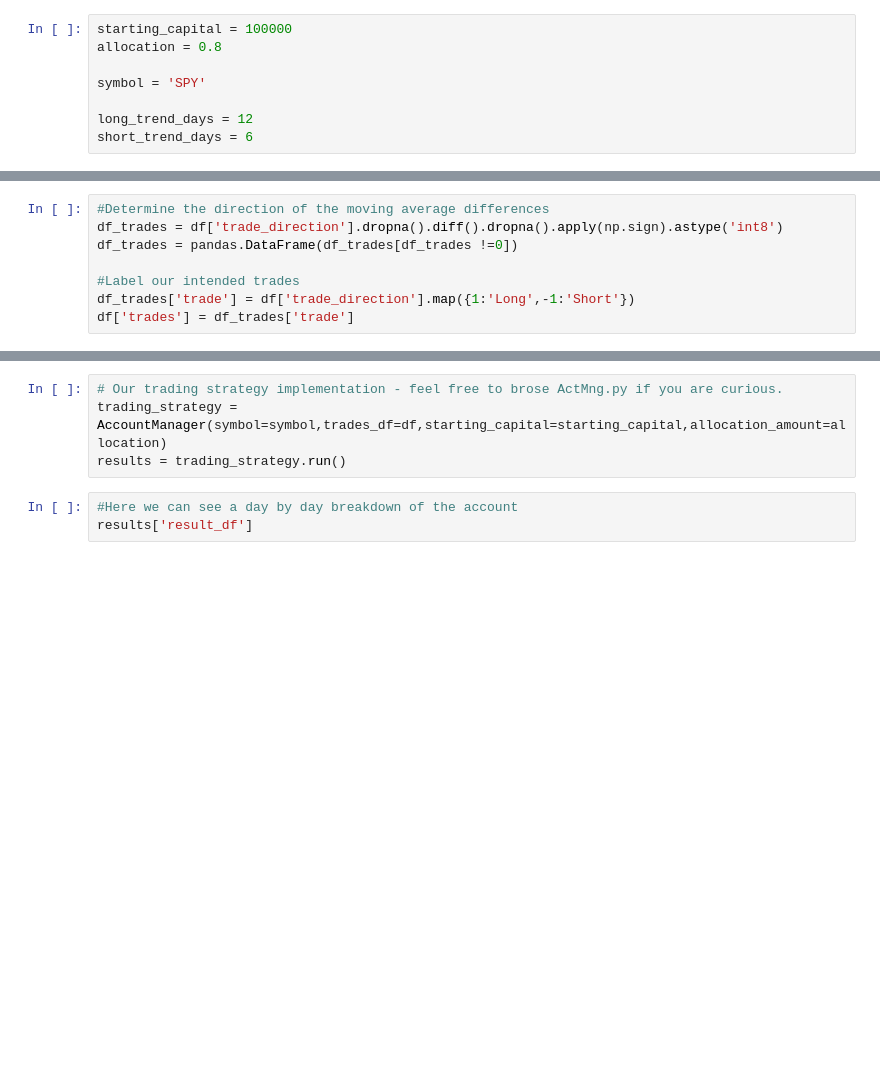
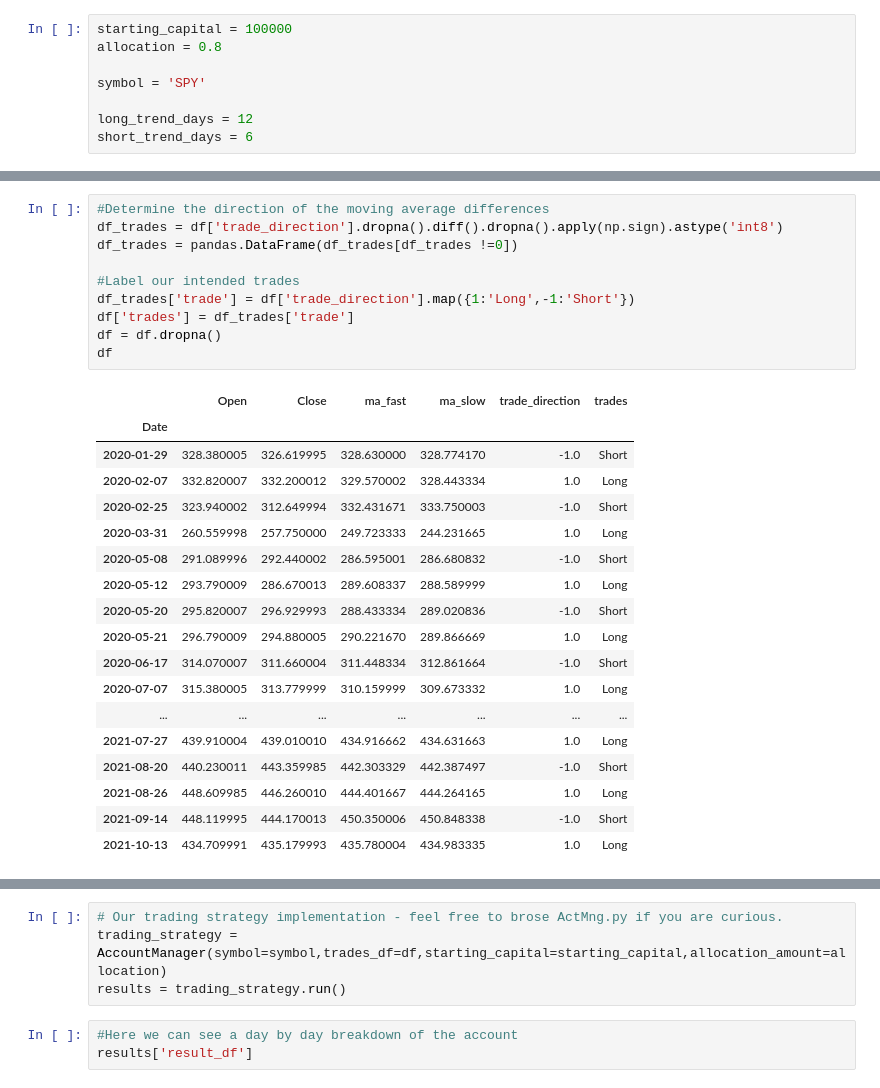
Before and after one commit to nada9900/W5C2, a Jupyter notebook: W5C2_template.ipynb, the cells around one changed output, grey strips where cells are left out. Saved outputs shown, nothing was run; the diff lists cells and outputs as text; blank space fills up the shorter version.

```diff
--- a/W5C2_template.ipynb
+++ b/W5C2_template.ipynb
@@ -45,11 +97,32 @@ df
 # %%
 #Determine the direction of the moving average differences
 df_trades = df['trade_direction'].dropna().diff().dropna().apply(np.sign).astype('int8')
 df_trades = pandas.DataFrame(df_trades[df_trades !=0])
 
 #Label our intended trades
 df_trades['trade'] = df['trade_direction'].map({1:'Long',-1:'Short'})
 df['trades'] = df_trades['trade']
+df = df.dropna()
+df
+# %% [output]
+|  | Open | Close | ma_fast | ma_slow | trade_direction | trades |
+| Date |  |  |  |  |  |  |
+| 2020-01-29 | 328.380005 | 326.619995 | 328.630000 | 328.774170 | -1.0 | Short |
+| 2020-02-07 | 332.820007 | 332.200012 | 329.570002 | 328.443334 | 1.0 | Long |
+| 2020-02-25 | 323.940002 | 312.649994 | 332.431671 | 333.750003 | -1.0 | Short |
+| 2020-03-31 | 260.559998 | 257.750000 | 249.723333 | 244.231665 | 1.0 | Long |
+| 2020-05-08 | 291.089996 | 292.440002 | 286.595001 | 286.680832 | -1.0 | Short |
+| 2020-05-12 | 293.790009 | 286.670013 | 289.608337 | 288.589999 | 1.0 | Long |
+| 2020-05-20 | 295.820007 | 296.929993 | 288.433334 | 289.020836 | -1.0 | Short |
+| 2020-05-21 | 296.790009 | 294.880005 | 290.221670 | 289.866669 | 1.0 | Long |
+| 2020-06-17 | 314.070007 | 311.660004 | 311.448334 | 312.861664 | -1.0 | Short |
+| 2020-07-07 | 315.380005 | 313.779999 | 310.159999 | 309.673332 | 1.0 | Long |
+| ... | ... | ... | ... | ... | ... | ... |
+| 2021-07-27 | 439.910004 | 439.010010 | 434.916662 | 434.631663 | 1.0 | Long |
+| 2021-08-20 | 440.230011 | 443.359985 | 442.303329 | 442.387497 | -1.0 | Short |
+| 2021-08-26 | 448.609985 | 446.260010 | 444.401667 | 444.264165 | 1.0 | Long |
+| 2021-09-14 | 448.119995 | 444.170013 | 450.350006 | 450.848338 | -1.0 | Short |
+| 2021-10-13 | 434.709991 | 435.179993 | 435.780004 | 434.983335 | 1.0 | Long |
 # %%
 #Label our opening trade after removing our window period
 df['trades'].replace(pandas.np.NaN,'None',inplace=True)
```
Also changed, not shown: parts of 10 cells of this notebook.
